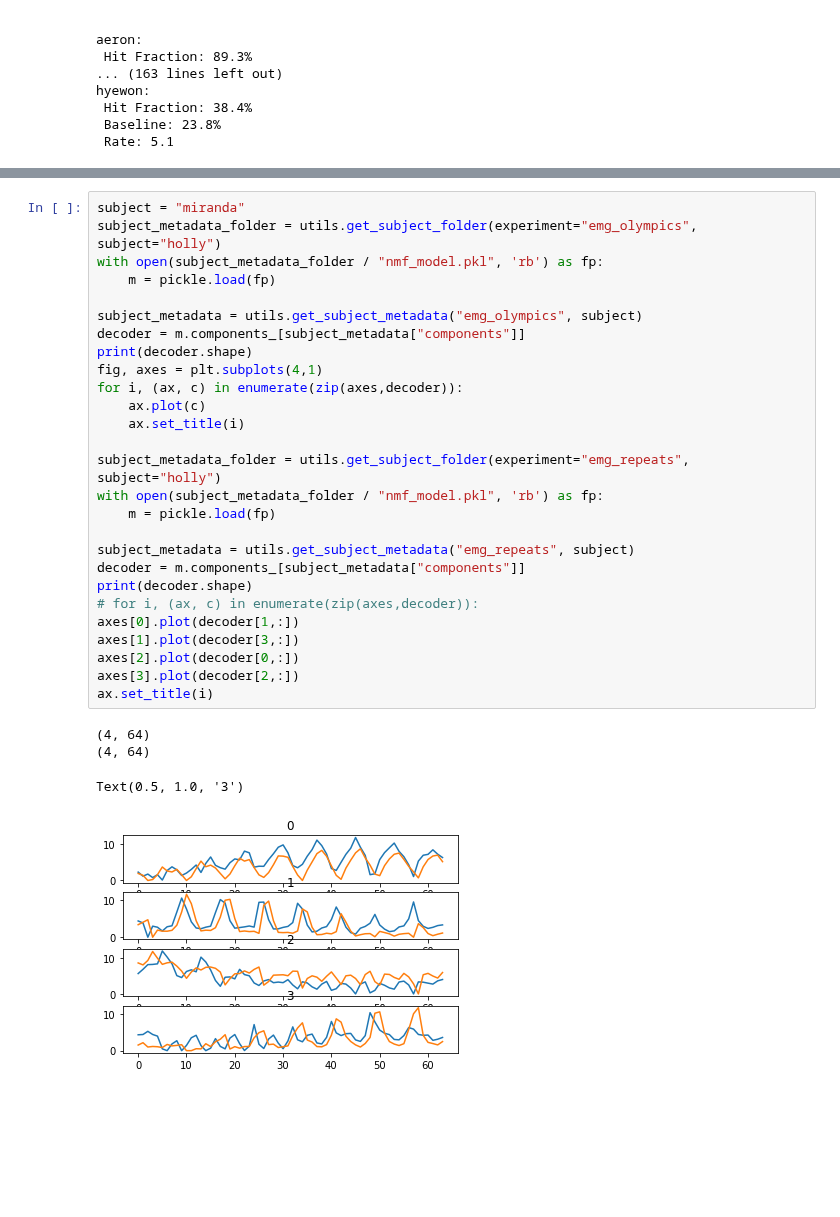
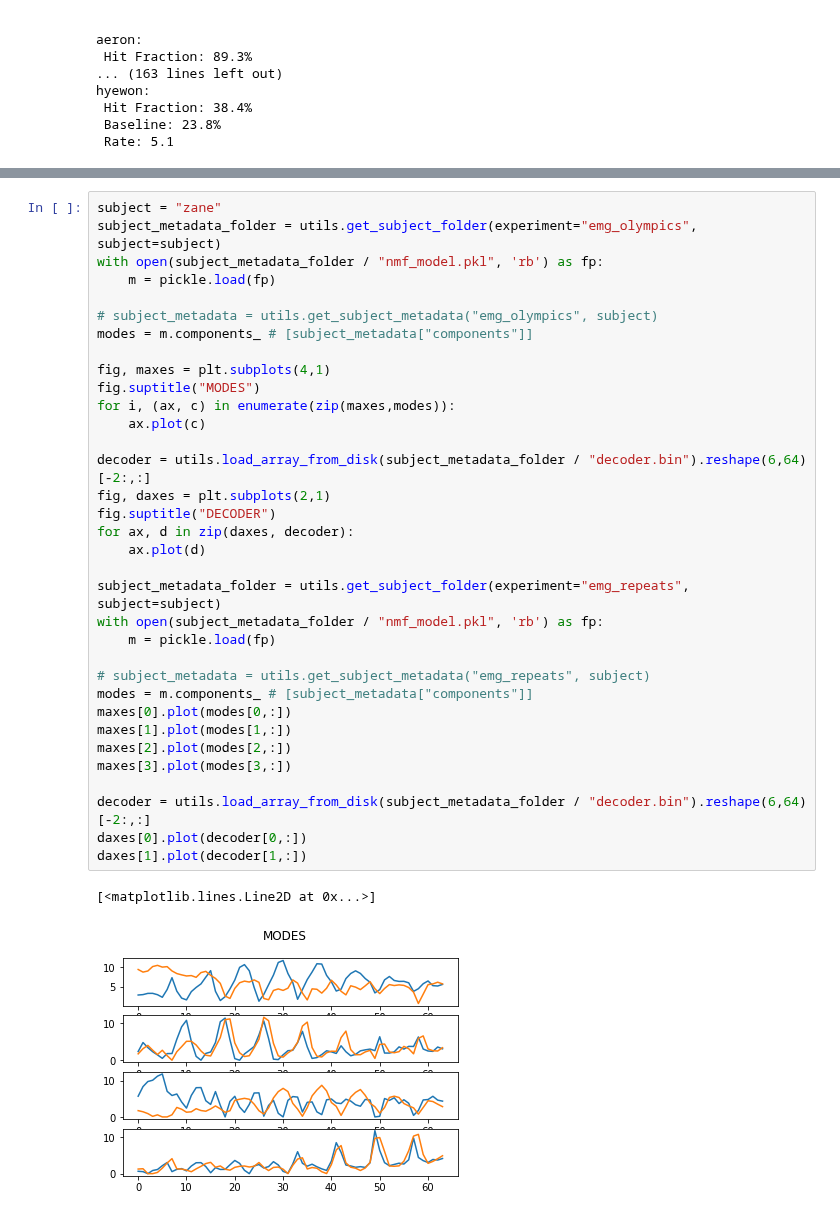
Before and after one commit to spewil/kyberphysics, a Jupyter notebook: notebooks/hit_fraction.ipynb, the cells around one changed output, grey strips where cells are left out. Drawn from its saved outputs; the diff is of its cells as text; blank space fills up the shorter version.

Commit message:
fix decoder comparison

```diff
--- a/notebooks/hit_fraction.ipynb
+++ b/notebooks/hit_fraction.ipynb
@@ -219,32 +215,37 @@ hyewon:
 # %%
-subject = "miranda"
-subject_metadata_folder = utils.get_subject_folder(experiment="emg_olympics", subject="holly")
+subject = "zane"
+subject_metadata_folder = utils.get_subject_folder(experiment="emg_olympics", subject=subject)
 with open(subject_metadata_folder / "nmf_model.pkl", 'rb') as fp:
     m = pickle.load(fp)
 
-subject_metadata = utils.get_subject_metadata("emg_olympics", subject)
-decoder = m.components_[subject_metadata["components"]]
-print(decoder.shape)
-fig, axes = plt.subplots(4,1)
-for i, (ax, c) in enumerate(zip(axes,decoder)):
+# subject_metadata = utils.get_subject_metadata("emg_olympics", subject)
+modes = m.components_ # [subject_metadata["components"]]
+
+fig, maxes = plt.subplots(4,1)
+fig.suptitle("MODES")
+for i, (ax, c) in enumerate(zip(maxes,modes)):
     ax.plot(c)
-    ax.set_title(i)
 
-subject_metadata_folder = utils.get_subject_folder(experiment="emg_repeats", subject="holly")
+decoder = utils.load_array_from_disk(subject_metadata_folder / "decoder.bin").reshape(6,64)[-2:,:]
+fig, daxes = plt.subplots(2,1)
+fig.suptitle("DECODER")
+for ax, d in zip(daxes, decoder):
+    ax.plot(d)
+
+subject_metadata_folder = utils.get_subject_folder(experiment="emg_repeats", subject=subject)
 with open(subject_metadata_folder / "nmf_model.pkl", 'rb') as fp:
     m = pickle.load(fp)
 
-subject_metadata = utils.get_subject_metadata("emg_repeats", subject)
-decoder = m.components_[subject_metadata["components"]]
-print(decoder.shape)
-# for i, (ax, c) in enumerate(zip(axes,decoder)):
-axes[0].plot(decoder[1,:])
-axes[1].plot(decoder[3,:])
-axes[2].plot(decoder[0,:])
-axes[3].plot(decoder[2,:])
-ax.set_title(i)
+# subject_metadata = utils.get_subject_metadata("emg_repeats", subject)
+modes = m.components_ # [subject_metadata["components"]]
+maxes[0].plot(modes[0,:])
+maxes[1].plot(modes[1,:])
+maxes[2].plot(modes[2,:])
+maxes[3].plot(modes[3,:])
+
+decoder = utils.load_array_from_disk(subject_metadata_folder / "decoder.bin").reshape(6,64)[-2:,:]
+daxes[0].plot(decoder[0,:])
+daxes[1].plot(decoder[1,:])
 # %% [output]
-(4, 64)
-(4, 64)
+[<matplotlib.lines.Line2D at 0x...>]
-Text(0.5, 1.0, '3')
-[figure, old version]
+[figure, new version]
```
Also changed, not shown: parts of 2 cells of this notebook, 2 other files.
